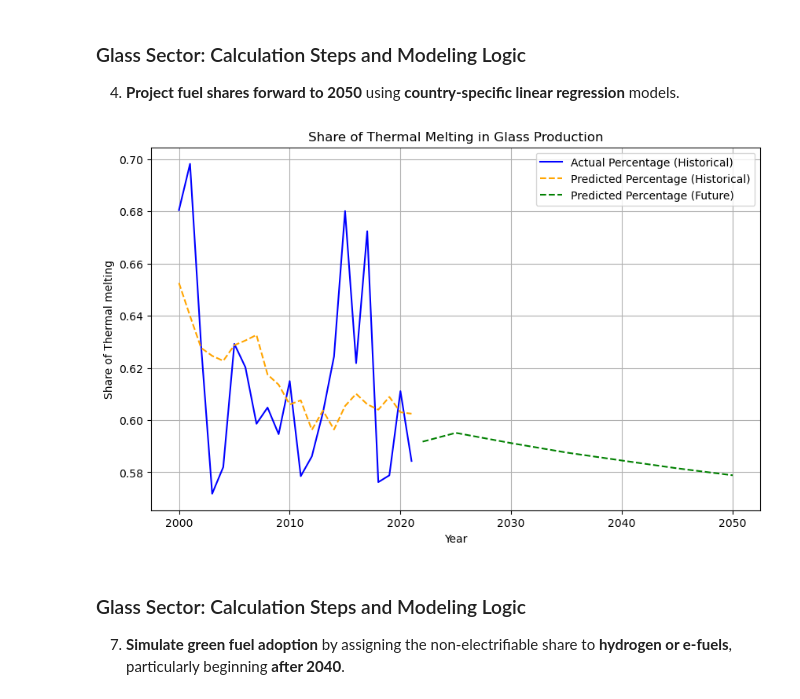
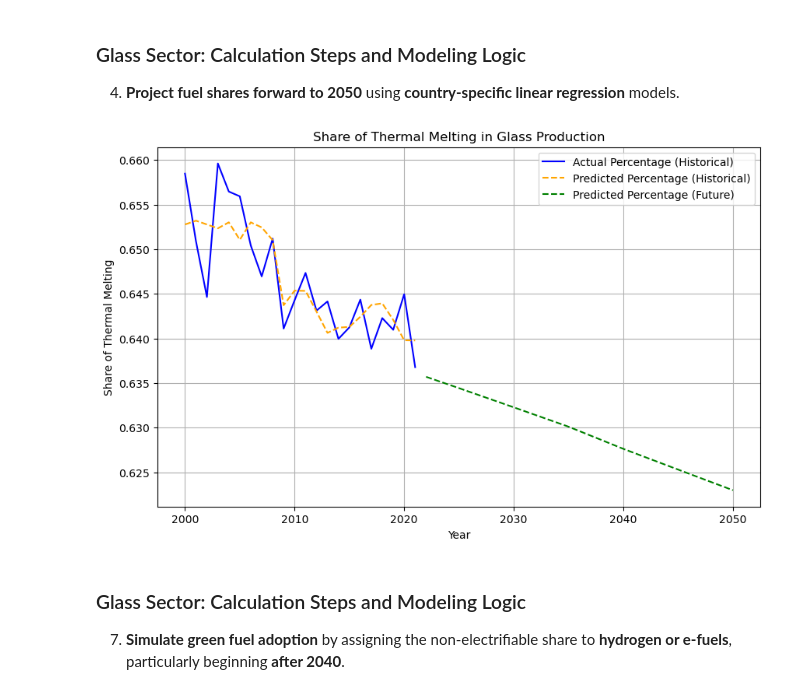
Before and after one commit to CSEI-EU/PtX-Markets, a Jupyter notebook: Scripts/Industry/Industry_demand.ipynb, the cells around one changed output. Drawn from its saved outputs; the diff is of its cells as text; code cells hidden in the pictures.

```diff
--- a/Scripts/Industry/Industry_demand.ipynb
+++ b/Scripts/Industry/Industry_demand.ipynb
@@ -23,11 +25,11 @@ os.chdir(r"c:\\Users\\flv.eco\\OneDrive - CBS - Copenhagen Business School\\Docu
 # %%
-jrc_region = 'SK'
+jrc_region = 'EU27'
 #['EU27', 'AT', 'BE', 'BG', 'CY',
 # 'CZ', 'DE', 'DK', 'EE', 'EL', 'ES', 'FI', 'FR', 'HR',
 # 'HU', 'IE', 'IT', 'LT', 'LU', 'LV', 'MT', 'NL', 'PL',
 # 'PT', 'RO', 'SE', 'SI', 'SK']
 
-gdp_region = 'Slovakia'
+gdp_region = 'European Union - 27 countries (from 2020)'
 #['European Union - 27 countries (from 2020)', 'Austria','Belgium', 'Bulgaria', 'Cyprus',
 # 'Czechia','Germany', 'Denmark', 'Estonia', 'Greece', 'Spain','Finland', 'France', 'Croatia',
 # 'Hungary', 'Ireland', 'Italy', 'Lithuania','Luxembourg', 'Latvia', 'Malta','Netherlands', 'Poland',
@@ -1394,19 +1396,19 @@ glass_ktoe = glass_ktoe.fillna(0)
 # %%
 # -------------------------------------------------------------
 # Project the share of thermal melting in total glass demand
 # -------------------------------------------------------------
 
 glass_projection_thermal_melting_percentage = linear_regression_share_prediction(
     demand_sector_df=glass_ktoe,             # Historical data with thermal melting share
     future_data_df=glass_projection,                         # Future total glass demand projections
-    column_name_LR="Share of Thermal melting",               # Column to predict
+    column_name_LR="Share of Thermal Melting",               # Column to predict
     column_name_IV="Glass production",                                  # Historical independent variable
     column_name_IV_future="Predicted Demand [ktoe]",         # Future independent variable
     graph_title="Share of Thermal Melting in Glass Production",  # Plot title
     save=False                                                # Do not export to file
 )
 # %% [output]
-[figure, old version]
+[figure, new version]
 # %%
 # Rename predicted percentage columns for clarity
 glass_projection_thermal_melting_percentage.rename(columns={'Predicted Percentage': 'Predicted Thermal Melting Percentage'}, inplace=True)
```
Also changed, not shown: parts of 33 cells of this notebook.
